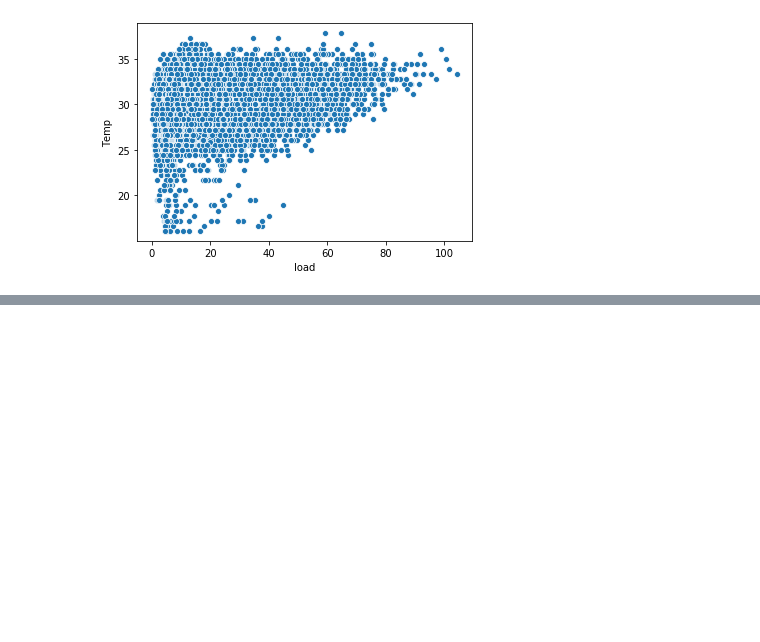
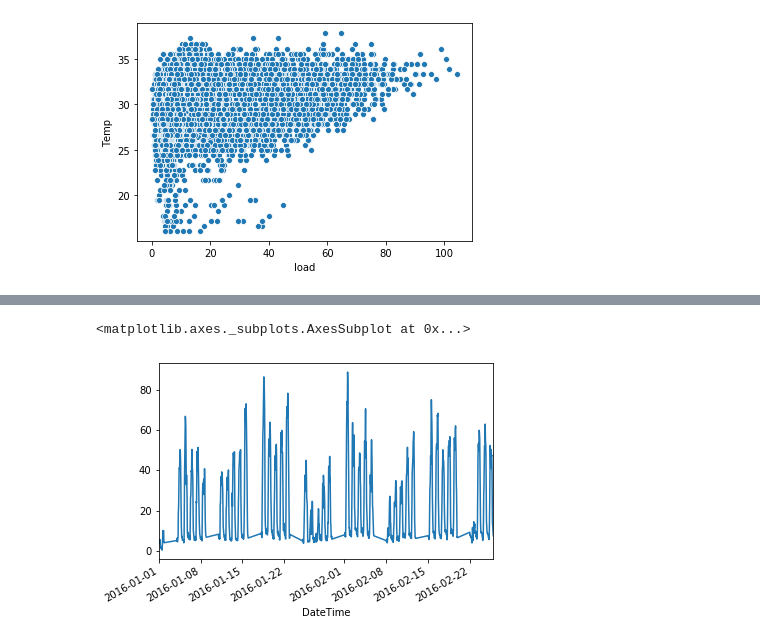
Before and after one commit to guyzsarun/Kaggle, a Jupyter notebook: Capstone/Capstone.ipynb, the cells around one changed output, grey strips where cells are left out. Cells and saved outputs as stored; diff of their text form; code cells hidden in the pictures; blank space fills up the shorter version.

```diff
--- a/Capstone/Capstone.ipynb
+++ b/Capstone/Capstone.ipynb
@@ -176,0 +181,7 @@ sns.scatterplot(x='load',y='Temp',data=df)
+# %%
+df_work=df[df['dow']<5]
+# %%
+df_work.iloc[:24*40]['load'].plot()
+# %% [output]
+<matplotlib.axes._subplots.AxesSubplot at 0x...>
+[figure, added]
```
Also changed, not shown: parts of 18 cells of this notebook.
